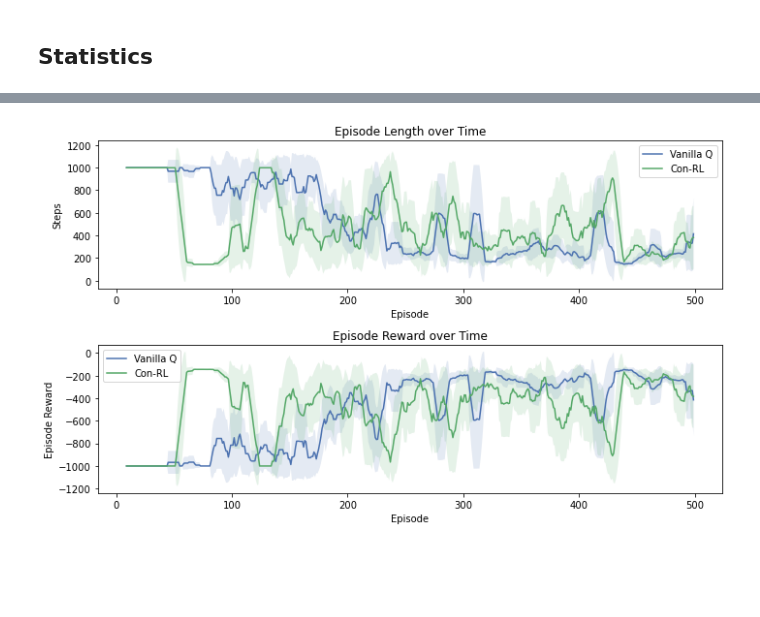
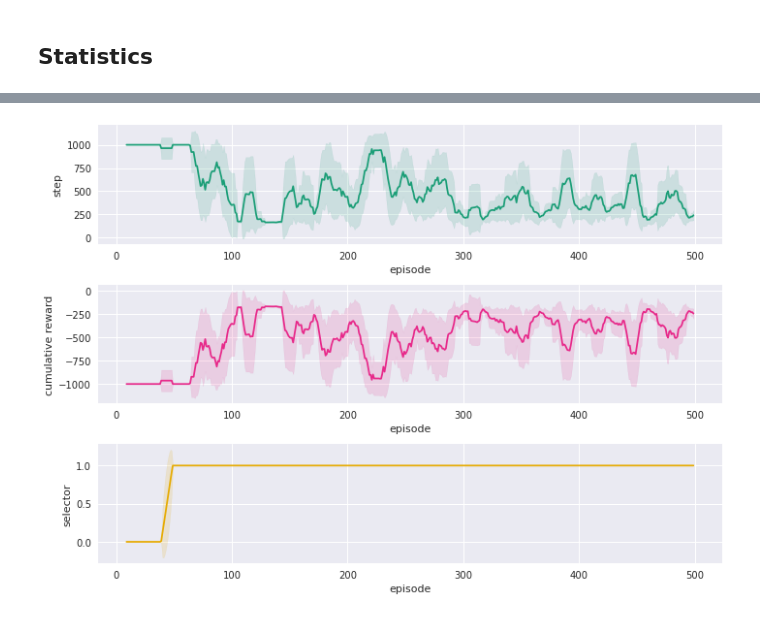
Before and after one commit to nhabbash/con-rl, a Jupyter notebook: notebooks/conrl/conrl_mountaincar.ipynb, the cells around one changed output, grey strips where cells are left out. Saved outputs shown, nothing was run; the diff lists cells and outputs as text; code cells hidden in the pictures; blank space fills up the shorter version.

```diff
--- a/notebooks/conrl/conrl_mountaincar.ipynb
+++ b/notebooks/conrl/conrl_mountaincar.ipynb
@@ -199,35 +141,0 @@ mlgng_params = {
-# %%
-stats_cr = EpisodeStats(
-        episode_lengths=np.zeros(num_episodes),
-        episode_rewards=np.zeros(num_episodes),
-        selector_dist=np.zeros((num_episodes, max_step)).astype(int))
-
-conrl = ConRL(action_size=env.action_space.n, state_size=state_size, update_threshold=10)
-conrl.init_support(**q_params)
-conrl.init_mlgng(**mlgng_params)
-
-for episode in range(num_episodes):
-    done = False
-    success = False
-    step = 0
-
-    start = time.time()
-    obs = env.reset()
-
-    state = get_discrete_state(obs, window_size, env)
-    while not done:
-        next_state, reward, done, selected = conrl.step(state, env, window_size=window_size, discretize=get_discrete_state)
-        state = next_state
-
-        stats_cr.episode_rewards[episode] += reward
-        stats_cr.episode_lengths[episode] = step
-        stats_cr.selector_dist[episode][step] = selected
-
-        step+=1
-        if step >= max_step:
-            break
-
-    conrl.support.decay_epsilon(episode)
-    if episode % 100 == 0:
-        print("Episode {}/{}, Reward {}, Total steps {}, Epsilon: {:.2f}, Alpha: {:.2f}, Time {:.3f}".format(episode, num_episodes, stats_cr.episode_rewards[episode], stats_cr.episode_lengths[episode], conrl.support.epsilon, conrl.support.alpha, time.time()-start))
-        conrl.mlgng.stats(one_line=True)
@@ -249,4 +142,7 @@ plot_stats2(stats_cr, selector=True, colors=act_color)
-# %%
-plot_stats_comparison({"Vanilla Q": stats_q, "Con-RL": stats_cr})
-# %% [output]
-[figure, removed]
+# %%
+to_plot = ["step", "cumulative_reward", "selector"]
+
+stats_to_plot = {key: value for key, value in stats_cr.items() if key in to_plot}
+plot_stats(stats_to_plot, colors=act_color, figsize=(10, 7))
+# %% [output]
+[figure, added]
```
Also changed, not shown: parts of 26 cells of this notebook, 12 other files.
